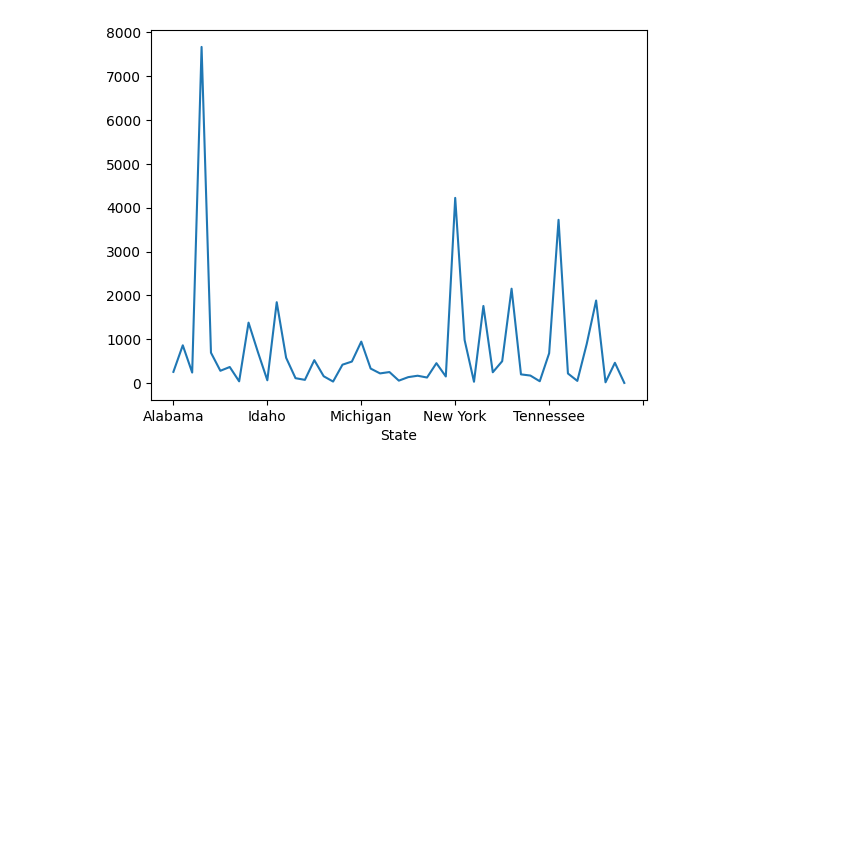
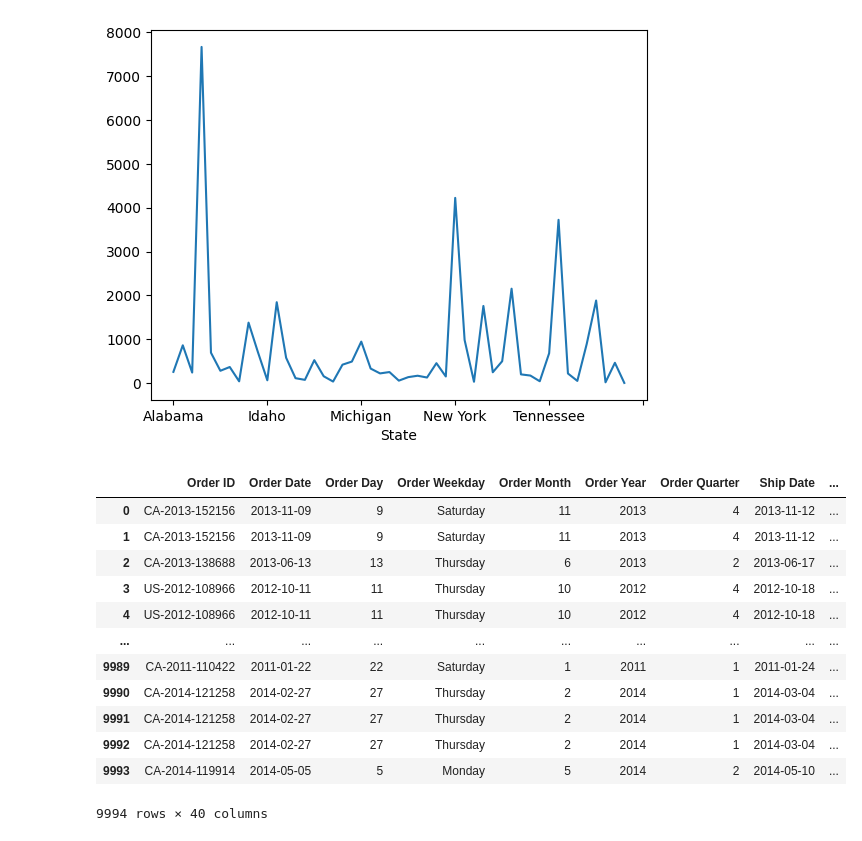
Before and after one commit to manipuppeteer/Data-Analysis-Project-DataCraft, a Jupyter notebook: JansFork.ipynb, the cells around one changed output. Drawn from its saved outputs; the diff is of its cells as text; code cells hidden in the pictures; blank space fills up the shorter version.

```diff
--- a/JansFork.ipynb
+++ b/JansFork.ipynb
@@ -302,3 +305,34 @@ StateQuant.plot(kind="line")
 # %% [output]
 <Axes: xlabel='State'>
 [figure]
+# %%
+#import plotly.express as px#schon oben importiert
+cities = pd.read_csv("USZipsWithLatLon_20231227.csv", low_memory=False)
+superstore_clean = superstore.dropna(subset=["Postal Code"])
+cities_clean = cities.dropna(subset=["postal code"])
+superstore["Postal Code"] = superstore["Postal Code"].astype(str).str.zfill(5)
+cities["postal code"] = cities["postal code"].astype(str).str.zfill(5)
+superstore["Postal Code"] = superstore["Postal Code"].str.strip()
+cities["postal code"] = cities["postal code"].str.strip()
+df_map = pd.merge(
+    superstore,
+    cities,
+    left_on=["Postal Code"],
+    right_on=["postal code"],
+    how="inner"
+)
+df_map
+# %% [output]
+|  | Order ID | Order Date | Order Day | Order Weekday | Order Month | Order Year | Order Quarter | Ship Date | ... |
+| 0 | CA-2013-152156 | 2013-11-09 | 9 | Saturday | 11 | 2013 | 4 | 2013-11-12 | ... |
+| 1 | CA-2013-152156 | 2013-11-09 | 9 | Saturday | 11 | 2013 | 4 | 2013-11-12 | ... |
+| 2 | CA-2013-138688 | 2013-06-13 | 13 | Thursday | 6 | 2013 | 2 | 2013-06-17 | ... |
+| 3 | US-2012-108966 | 2012-10-11 | 11 | Thursday | 10 | 2012 | 4 | 2012-10-18 | ... |
+| 4 | US-2012-108966 | 2012-10-11 | 11 | Thursday | 10 | 2012 | 4 | 2012-10-18 | ... |
+| ... | ... | ... | ... | ... | ... | ... | ... | ... | ... |
+| 9989 | CA-2011-110422 | 2011-01-22 | 22 | Saturday | 1 | 2011 | 1 | 2011-01-24 | ... |
+| 9990 | CA-2014-121258 | 2014-02-27 | 27 | Thursday | 2 | 2014 | 1 | 2014-03-04 | ... |
+| 9991 | CA-2014-121258 | 2014-02-27 | 27 | Thursday | 2 | 2014 | 1 | 2014-03-04 | ... |
+| 9992 | CA-2014-121258 | 2014-02-27 | 27 | Thursday | 2 | 2014 | 1 | 2014-03-04 | ... |
+| 9993 | CA-2014-119914 | 2014-05-05 | 5 | Monday | 5 | 2014 | 2 | 2014-05-10 | ... |
+9994 rows × 40 columns
```
Also changed, not shown: parts of 5 cells of this notebook.
